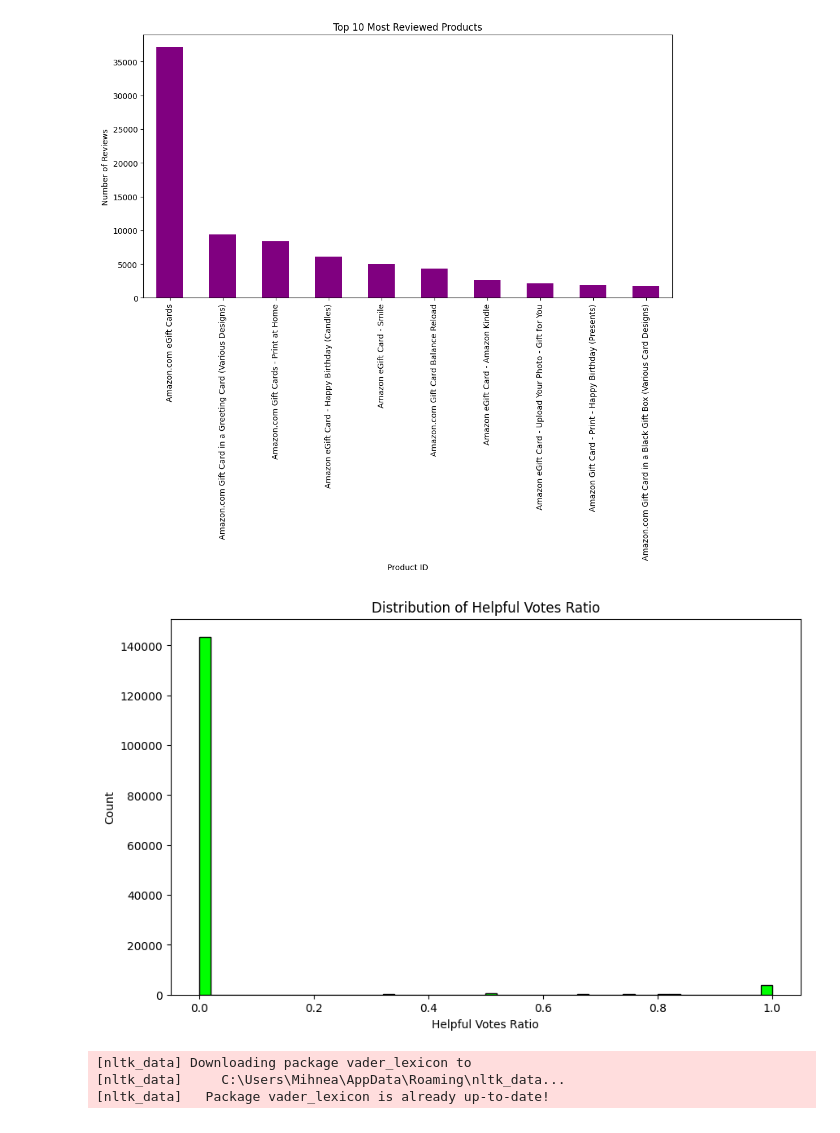
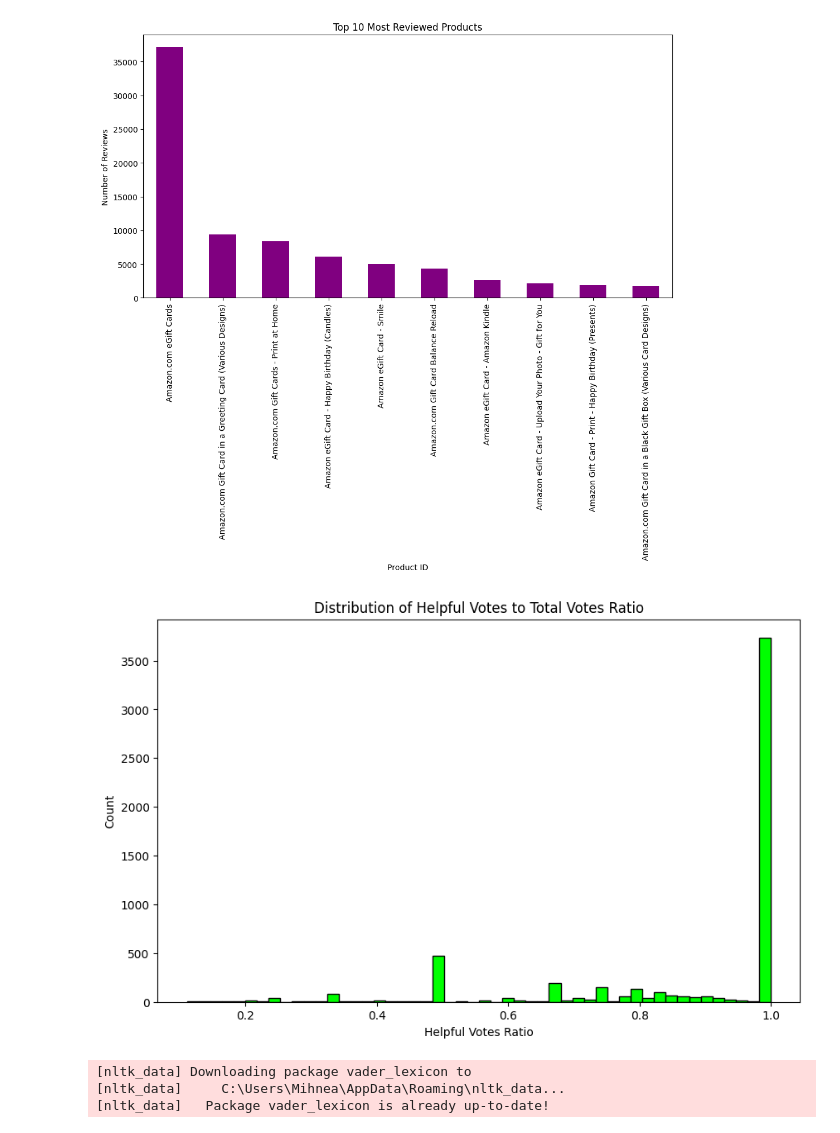
Before and after one commit to ochesanum/Analyse-Amazon-Customer-Reviews, a Jupyter notebook: amazon.ipynb, the cells around one changed output. Saved outputs shown, nothing was run; the diff lists cells and outputs as text; code cells hidden in the pictures.

```diff
--- a/amazon.ipynb
+++ b/amazon.ipynb
@@ -187,15 +188,16 @@ plt.show()
 # %%
 pdf['helpful_ratio'] = pdf['helpful_votes'] / pdf['total_votes']
 pdf['helpful_ratio'] = pdf['helpful_ratio'].fillna(0)
 
+pdf_filtered = pdf[pdf['helpful_ratio'] > 0.1]
 plt.figure(figsize=(10, 6))
-plt.hist(pdf['helpful_ratio'], bins=50, color='lime', edgecolor='black')
-plt.title('Distribution of Helpful Votes Ratio')
+plt.hist(pdf_filtered['helpful_ratio'], bins=50, color='lime', edgecolor='black')
+plt.title('Distribution of Helpful Votes to Total Votes Ratio')
 plt.xlabel('Helpful Votes Ratio')
 plt.ylabel('Count')
 plt.show()
 # %% [output]
-[figure, old version]
+[figure, new version]
 # %%
 import nltk
 from nltk.sentiment import SentimentIntensityAnalyzer
```
Also changed, not shown: parts of 6 cells of this notebook.
